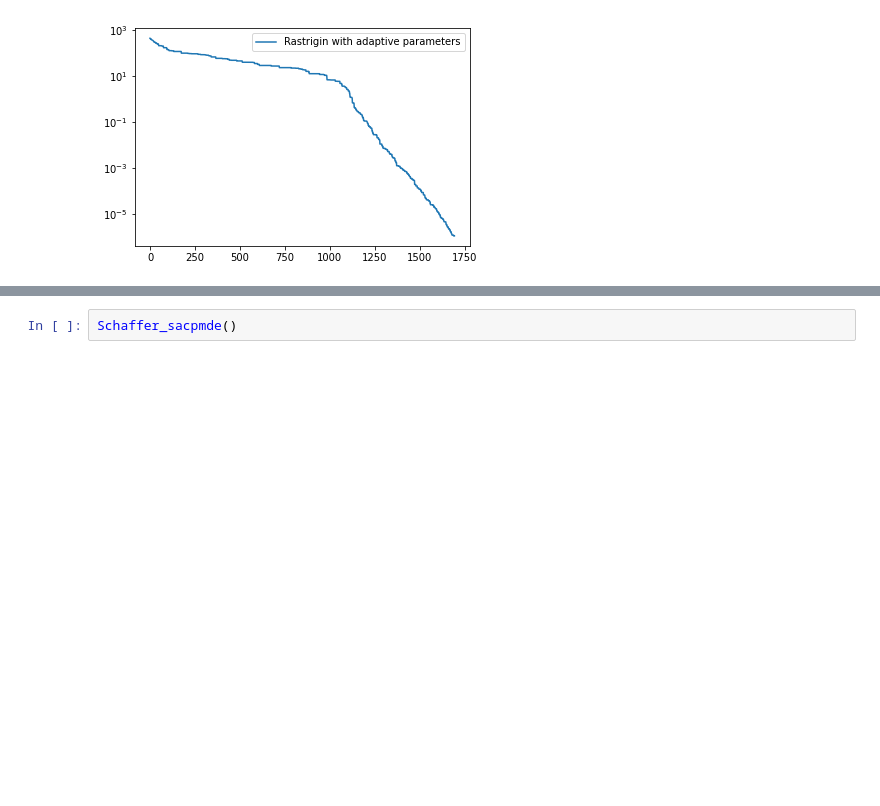
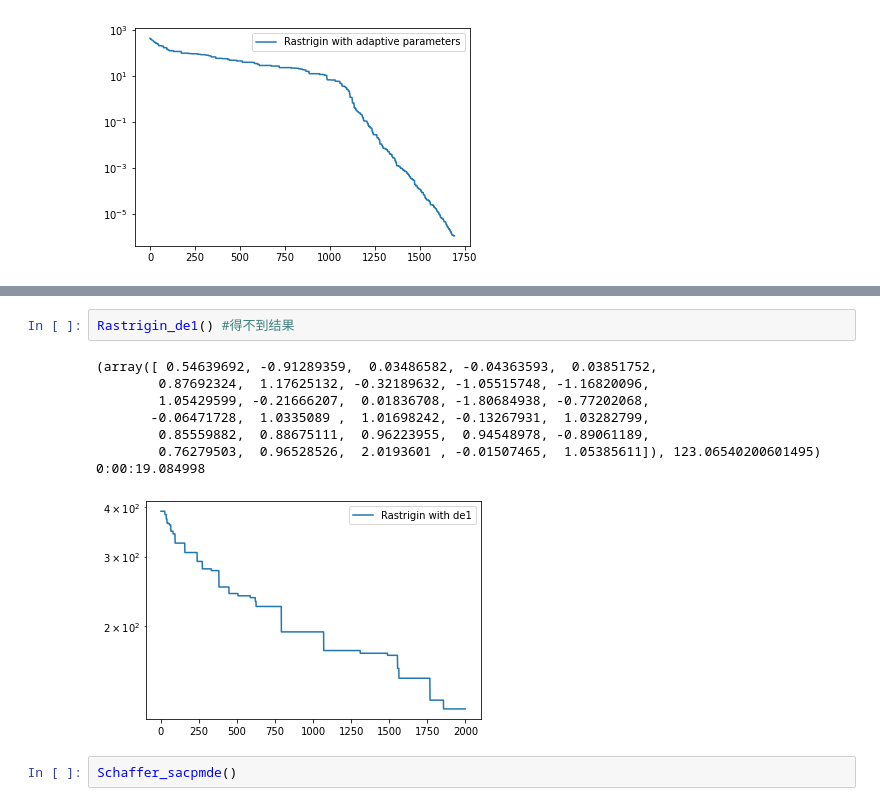
Before and after one commit to DanceToThis1/DE, a Jupyter notebook: DE1.ipynb, the cells around one changed output, grey strips where cells are left out. Saved outputs shown, nothing was run; the diff lists cells and outputs as text; blank space fills up the shorter version.

```diff
--- a/DE1.ipynb
+++ b/DE1.ipynb
@@ -246,3 +332,14 @@ Rastrigin_de()
+# %%
+Rastrigin_de1() #得不到结果
+# %% [output]
+(array([ 0.54639692, -0.91289359,  0.03486582, -0.04363593,  0.03851752,
+        0.87692324,  1.17625132, -0.32189632, -1.05515748, -1.16820096,
+        1.05429599, -0.21666207,  0.01836708, -1.80684938, -0.77202068,
+       -0.06471728,  1.0335089 ,  1.01698242, -0.13267931,  1.03282799,
+        0.85559882,  0.88675111,  0.96223955,  0.94548978, -0.89061189,
+        0.76279503,  0.96528526,  2.0193601 , -0.01507465,  1.05385611]), 123.06540200601495)
+0:00:19.084998
+[figure, added]
 # %%
 Schaffer_sacpmde()
 # %% [output]
```
Also changed, not shown: parts of 11 cells of this notebook, 7 other files.
